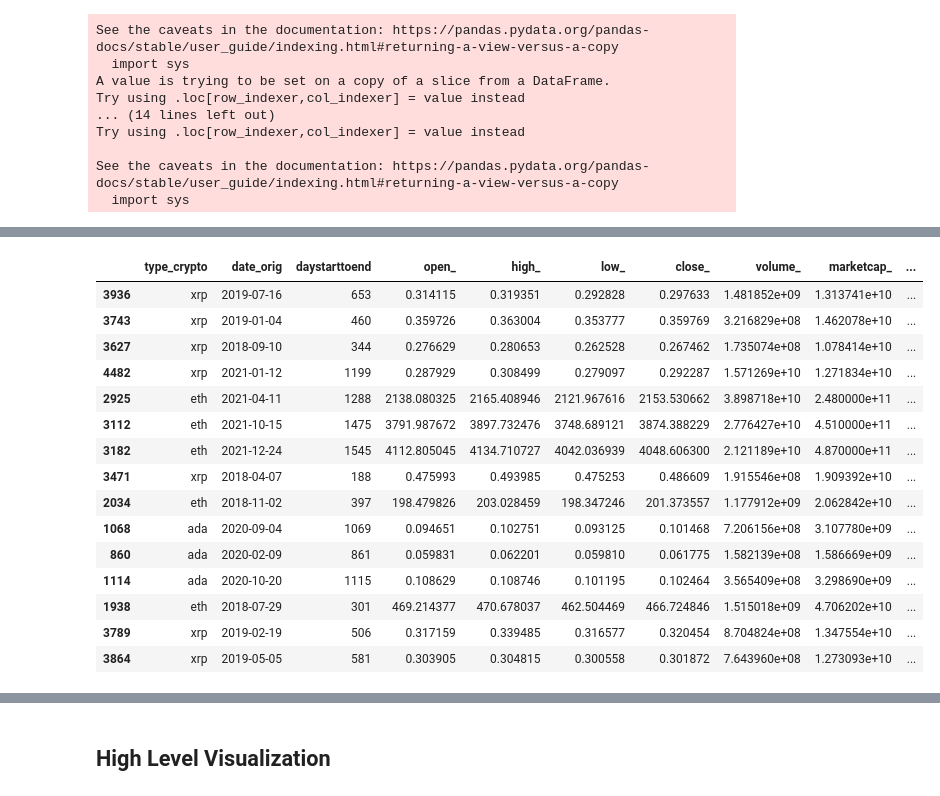
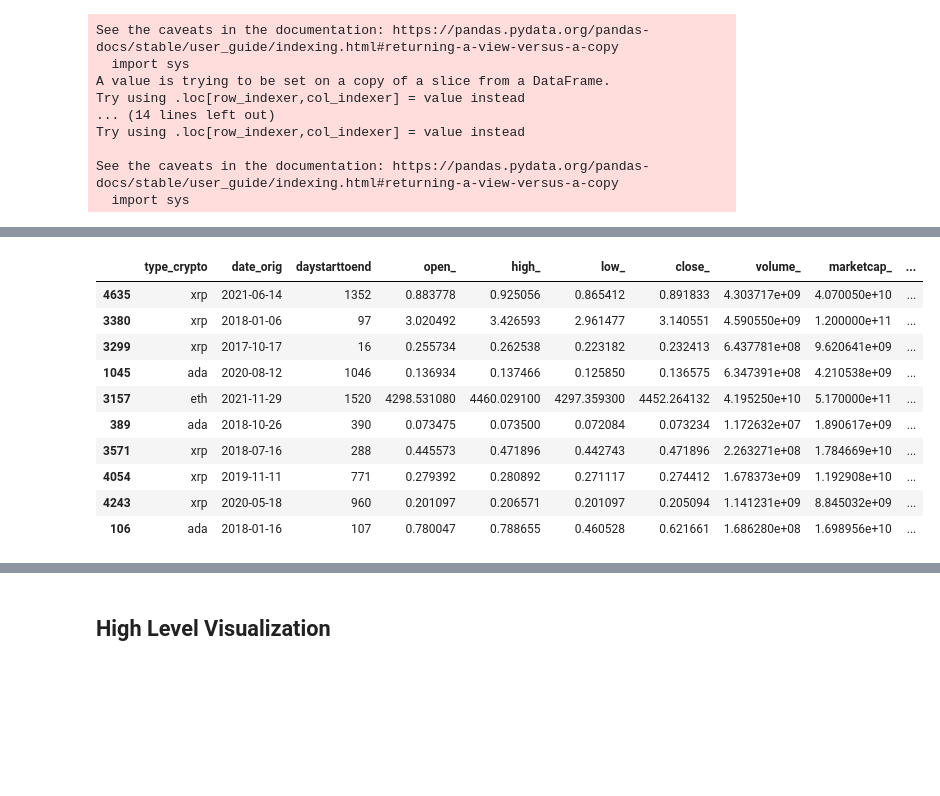
Before and after one commit to chabrian/crypto-predictor-model, a Jupyter notebook: MachineLearning/SupervisedModelCombined.ipynb, the cells around one changed output, grey strips where cells are left out. Cells and saved outputs as stored; diff of their text form; code cells hidden in the pictures; blank space fills up the shorter version.

```diff
--- a/MachineLearning/SupervisedModelCombined.ipynb
+++ b/MachineLearning/SupervisedModelCombined.ipynb
@@ -250,19 +231,14 @@ predict_df_60_day.tail(50)
 # %%
-clean_df_30_day.sample(15)
+clean_df_30_day.sample(10)
 # %% [output]
 |  | type_crypto | date_orig | daystarttoend | open_ | high_ | low_ | close_ | volume_ | marketcap_ | ... |
-| 3936 | xrp | 2019-07-16 | 653 | 0.314115 | 0.319351 | 0.292828 | 0.297633 | 1.481852e+09 | 1.313741e+10 | ... |
-| 3743 | xrp | 2019-01-04 | 460 | 0.359726 | 0.363004 | 0.353777 | 0.359769 | 3.216829e+08 | 1.462078e+10 | ... |
-| 3627 | xrp | 2018-09-10 | 344 | 0.276629 | 0.280653 | 0.262528 | 0.267462 | 1.735074e+08 | 1.078414e+10 | ... |
-| 4482 | xrp | 2021-01-12 | 1199 | 0.287929 | 0.308499 | 0.279097 | 0.292287 | 1.571269e+10 | 1.271834e+10 | ... |
-| 2925 | eth | 2021-04-11 | 1288 | 2138.080325 | 2165.408946 | 2121.967616 | 2153.530662 | 3.898718e+10 | 2.480000e+11 | ... |
-| 3112 | eth | 2021-10-15 | 1475 | 3791.987672 | 3897.732476 | 3748.689121 | 3874.388229 | 2.776427e+10 | 4.510000e+11 | ... |
-| 3182 | eth | 2021-12-24 | 1545 | 4112.805045 | 4134.710727 | 4042.036939 | 4048.606300 | 2.121189e+10 | 4.870000e+11 | ... |
-| 3471 | xrp | 2018-04-07 | 188 | 0.475993 | 0.493985 | 0.475253 | 0.486609 | 1.915546e+08 | 1.909392e+10 | ... |
-| 2034 | eth | 2018-11-02 | 397 | 198.479826 | 203.028459 | 198.347246 | 201.373557 | 1.177912e+09 | 2.062842e+10 | ... |
-| 1068 | ada | 2020-09-04 | 1069 | 0.094651 | 0.102751 | 0.093125 | 0.101468 | 7.206156e+08 | 3.107780e+09 | ... |
-| 860 | ada | 2020-02-09 | 861 | 0.059831 | 0.062201 | 0.059810 | 0.061775 | 1.582139e+08 | 1.586669e+09 | ... |
-| 1114 | ada | 2020-10-20 | 1115 | 0.108629 | 0.108746 | 0.101195 | 0.102464 | 3.565409e+08 | 3.298690e+09 | ... |
-| 1938 | eth | 2018-07-29 | 301 | 469.214377 | 470.678037 | 462.504469 | 466.724846 | 1.515018e+09 | 4.706202e+10 | ... |
-| 3789 | xrp | 2019-02-19 | 506 | 0.317159 | 0.339485 | 0.316577 | 0.320454 | 8.704824e+08 | 1.347554e+10 | ... |
-| 3864 | xrp | 2019-05-05 | 581 | 0.303905 | 0.304815 | 0.300558 | 0.301872 | 7.643960e+08 | 1.273093e+10 | ... |
+| 4635 | xrp | 2021-06-14 | 1352 | 0.883778 | 0.925056 | 0.865412 | 0.891833 | 4.303717e+09 | 4.070050e+10 | ... |
+| 3380 | xrp | 2018-01-06 | 97 | 3.020492 | 3.426593 | 2.961477 | 3.140551 | 4.590550e+09 | 1.200000e+11 | ... |
+| 3299 | xrp | 2017-10-17 | 16 | 0.255734 | 0.262538 | 0.223182 | 0.232413 | 6.437781e+08 | 9.620641e+09 | ... |
+| 1045 | ada | 2020-08-12 | 1046 | 0.136934 | 0.137466 | 0.125850 | 0.136575 | 6.347391e+08 | 4.210538e+09 | ... |
+| 3157 | eth | 2021-11-29 | 1520 | 4298.531080 | 4460.029100 | 4297.359300 | 4452.264132 | 4.195250e+10 | 5.170000e+11 | ... |
+| 389 | ada | 2018-10-26 | 390 | 0.073475 | 0.073500 | 0.072084 | 0.073234 | 1.172632e+07 | 1.890617e+09 | ... |
+| 3571 | xrp | 2018-07-16 | 288 | 0.445573 | 0.471896 | 0.442743 | 0.471896 | 2.263271e+08 | 1.784669e+10 | ... |
+| 4054 | xrp | 2019-11-11 | 771 | 0.279392 | 0.280892 | 0.271117 | 0.274412 | 1.678373e+09 | 1.192908e+10 | ... |
+| 4243 | xrp | 2020-05-18 | 960 | 0.201097 | 0.206571 | 0.201097 | 0.205094 | 1.141231e+09 | 8.845032e+09 | ... |
+| 106 | ada | 2018-01-16 | 107 | 0.780047 | 0.788655 | 0.460528 | 0.621661 | 1.686280e+08 | 1.698956e+10 | ... |
```
Also changed, not shown: parts of 21 cells of this notebook.
